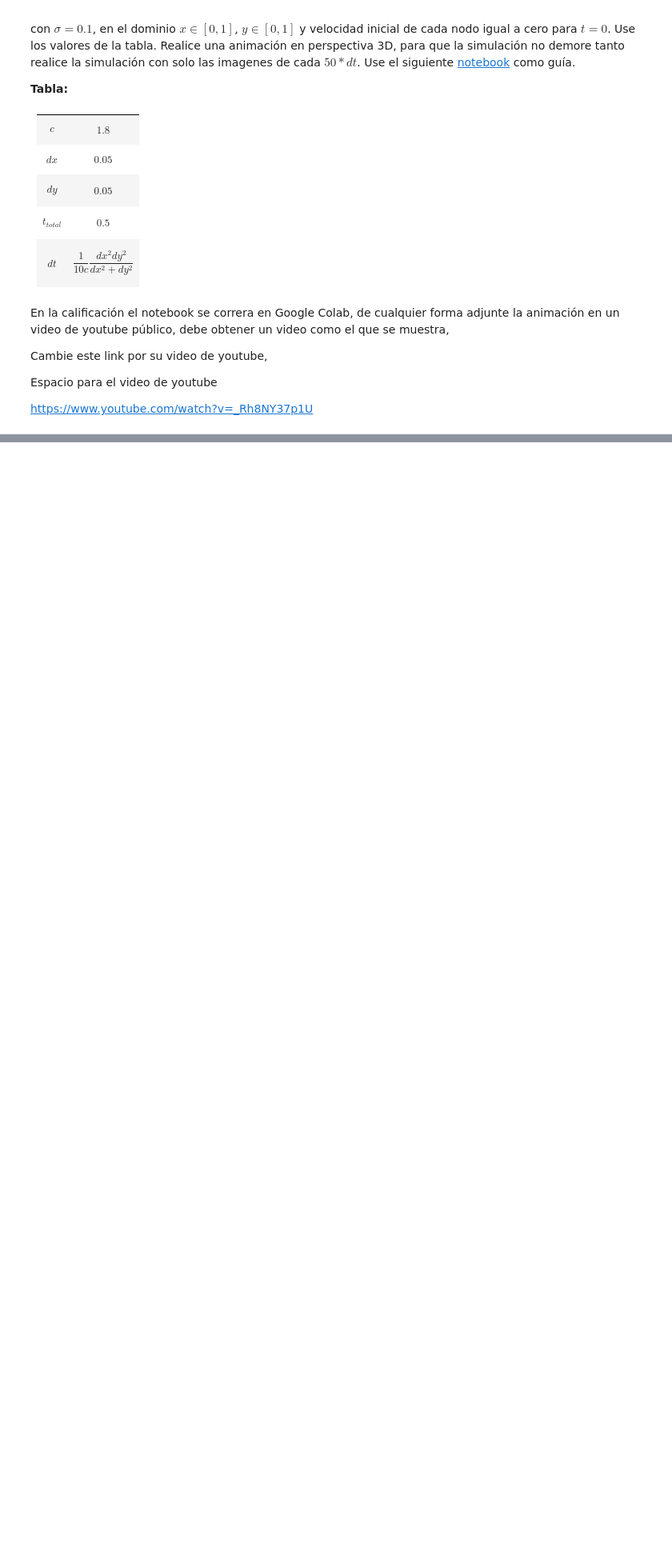
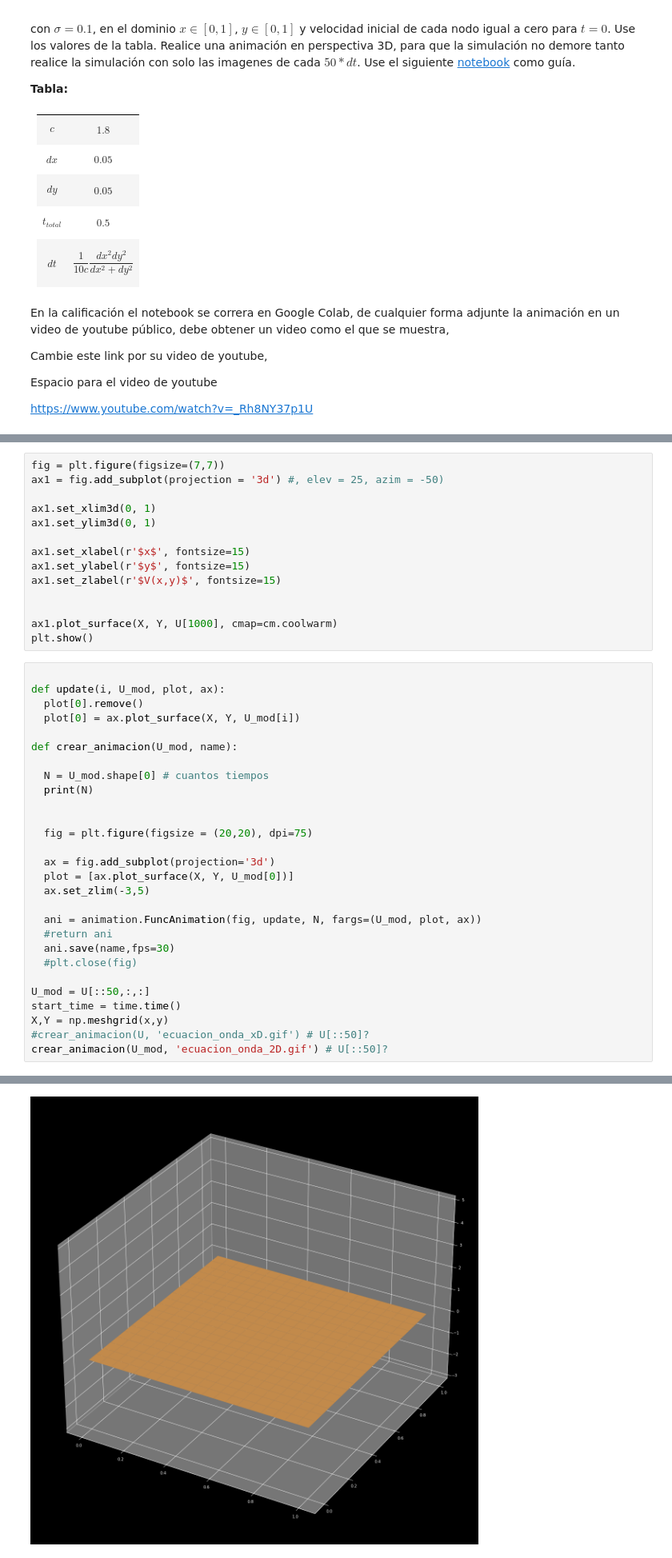
Before and after one commit to eduardoh27/Metodos-Computacionales-2, a Jupyter notebook: Talleres/Taller 4/NaranjoSofiaHerreraEduardo_Taller4.ipynb, the cells around one changed output, grey strips where cells are left out. Shown at 80% size. Drawn from its saved outputs; the diff is of its cells as text; blank space fills up the shorter version.

```diff
--- a/Talleres/Taller 4/NaranjoSofiaHerreraEduardo_Taller4.ipynb
+++ b/Talleres/Taller 4/NaranjoSofiaHerreraEduardo_Taller4.ipynb
@@ -103,0 +209,43 @@ U.shape: (7199, 20, 20)
+# %%
+fig = plt.figure(figsize=(7,7))
+ax1 = fig.add_subplot(projection = '3d') #, elev = 25, azim = -50)
+
+ax1.set_xlim3d(0, 1)
+ax1.set_ylim3d(0, 1)
+
+ax1.set_xlabel(r'$x$', fontsize=15)
+ax1.set_ylabel(r'$y$', fontsize=15)
+ax1.set_zlabel(r'$V(x,y)$', fontsize=15)
+
+
+ax1.plot_surface(X, Y, U[1000], cmap=cm.coolwarm)
+plt.show()
+# %%
+
+def update(i, U_mod, plot, ax):
+  plot[0].remove()
+  plot[0] = ax.plot_surface(X, Y, U_mod[i])
+
+def crear_animacion(U_mod, name):
+
+  N = U_mod.shape[0] # cuantos tiempos
+  print(N)
+
+
+  fig = plt.figure(figsize = (20,20), dpi=75)
+
+  ax = fig.add_subplot(projection='3d')
+  plot = [ax.plot_surface(X, Y, U_mod[0])]
+  ax.set_zlim(-3,5)
+
+  ani = animation.FuncAnimation(fig, update, N, fargs=(U_mod, plot, ax))
+  #return ani
+  ani.save(name,fps=30)
+  #plt.close(fig)
+
+U_mod = U[::50,:,:]
+start_time = time.time()
+X,Y = np.meshgrid(x,y)
+#crear_animacion(U, 'ecuacion_onda_xD.gif') # U[::50]?
+crear_animacion(U_mod, 'ecuacion_onda_2D.gif') # U[::50]?
+# %% [output]
@@ -103,0 +253 @@ U.shape: (7199, 20, 20)
+[figure, added]
```
Also changed, not shown: parts of 7 cells of this notebook.
